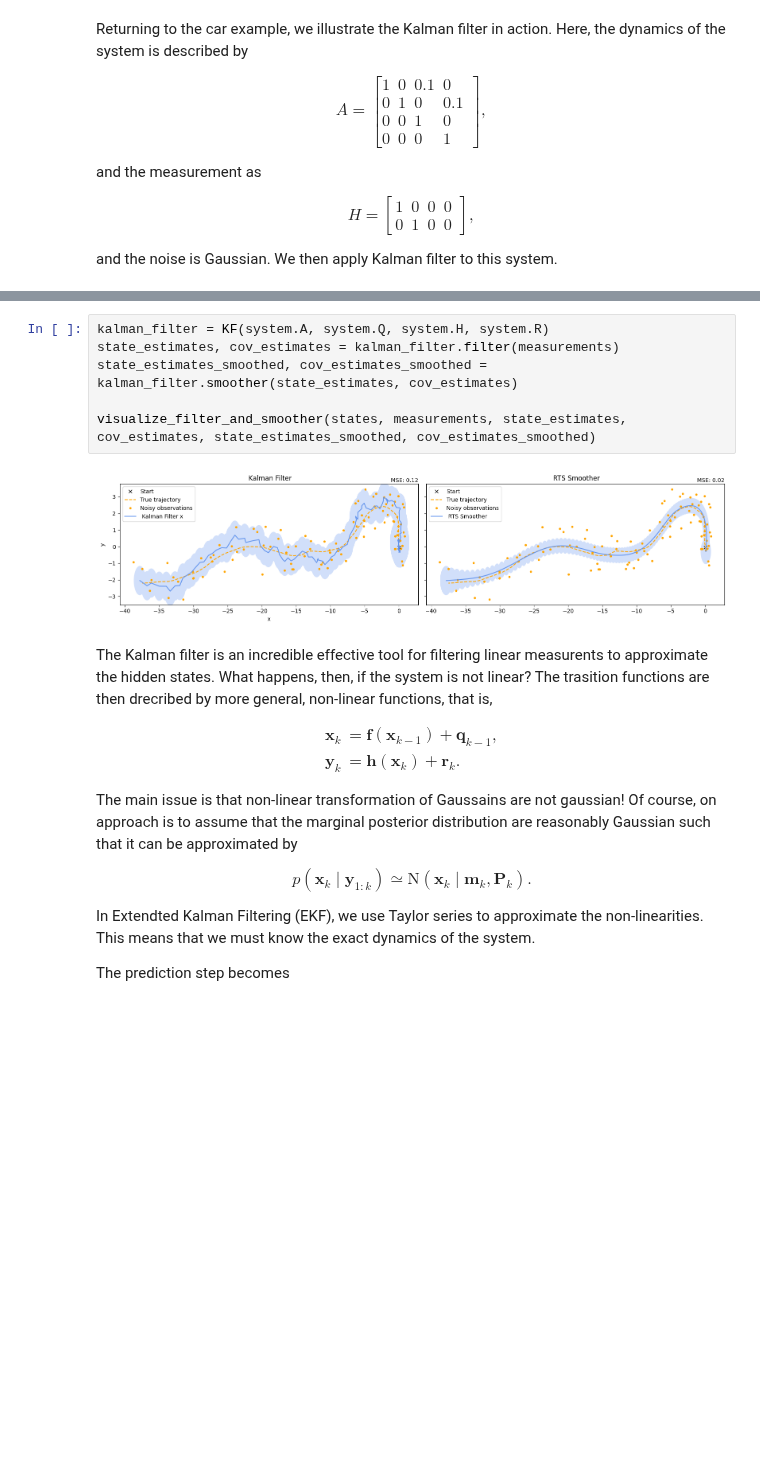
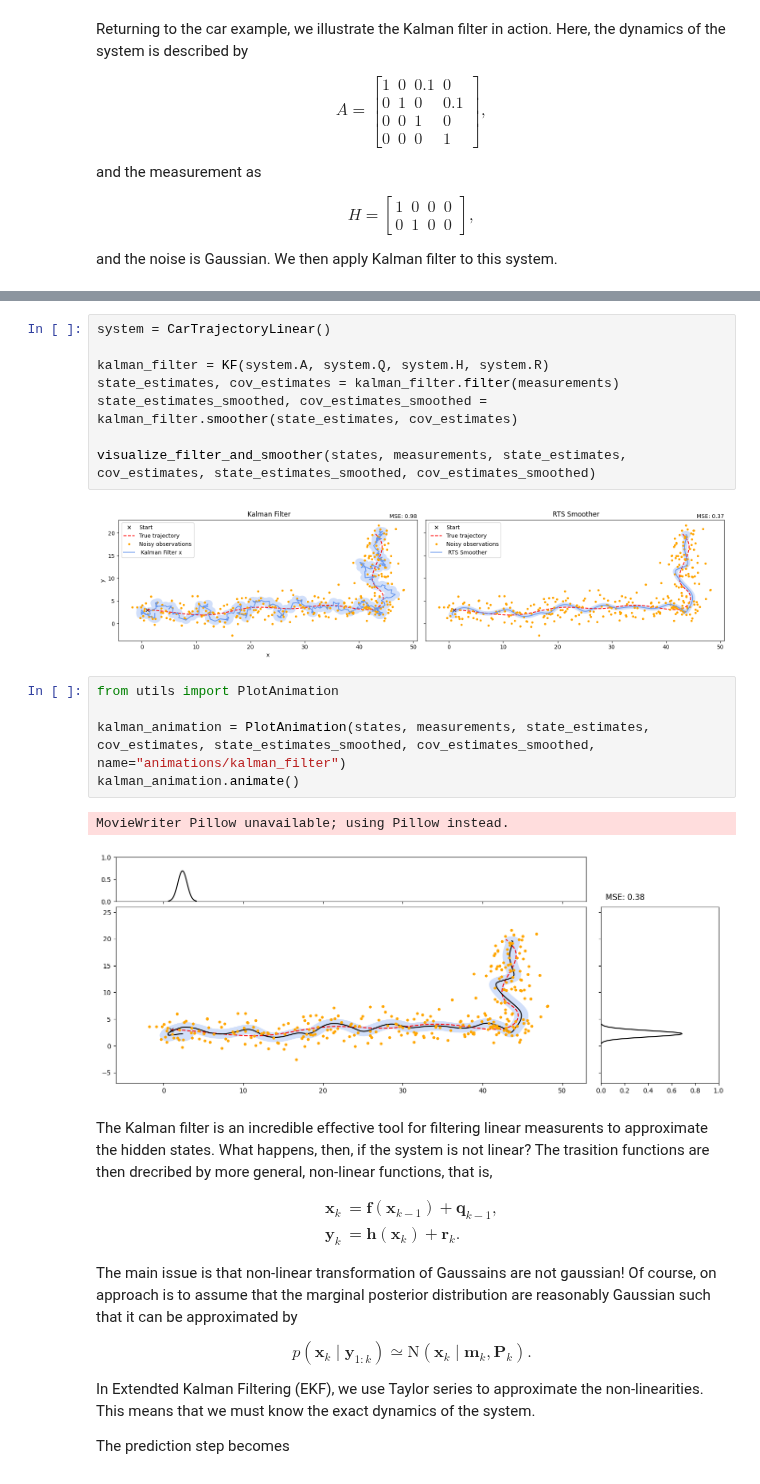
Before and after one commit to AndersGMadsen/bayesian-state-space-models, a Jupyter notebook: Bayesian_filtering_and_smoothing.ipynb, the cells around one changed output, grey strips where cells are left out. Drawn from its saved outputs; the diff is of its cells as text; blank space fills up the shorter version.

```diff
--- a/Bayesian_filtering_and_smoothing.ipynb
+++ b/Bayesian_filtering_and_smoothing.ipynb
@@ -141,13 +150,23 @@ def visualize_filter_and_smoother(states, measurements, state_estimates, cov_est
         plt.tight_layout()
         plt.show()
 # %%
+system = CarTrajectoryLinear()
+
 kalman_filter = KF(system.A, system.Q, system.H, system.R)
 state_estimates, cov_estimates = kalman_filter.filter(measurements)
 state_estimates_smoothed, cov_estimates_smoothed = kalman_filter.smoother(state_estimates, cov_estimates)
 
 visualize_filter_and_smoother(states, measurements, state_estimates, cov_estimates, state_estimates_smoothed, cov_estimates_smoothed)
 # %% [output]
-[figure, old version]
+[figure, new version]
+# %%
+from utils import PlotAnimation
+
+kalman_animation = PlotAnimation(states, measurements, state_estimates, cov_estimates, state_estimates_smoothed, cov_estimates_smoothed, name="animations/kalman_filter")
+kalman_animation.animate()
+# %% [output]
+MovieWriter Pillow unavailable; using Pillow instead.
+[figure, added]
 # %% [markdown]
 The Kalman filter is an incredible effective tool for filtering linear measurents to approximate the hidden states. What happens, then, if the system is not linear? The trasition functions are then drecribed by more general, non-linear functions, that is,
 
```
Also changed, not shown: parts of 10 cells of this notebook, 2 other files.
